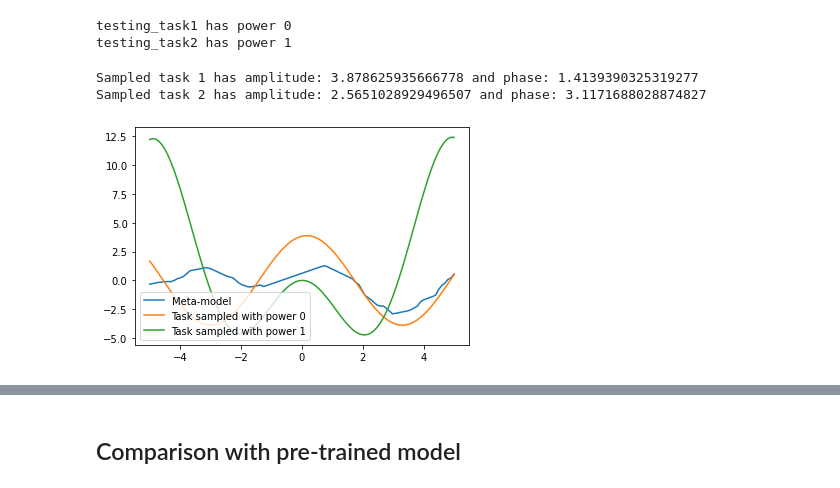
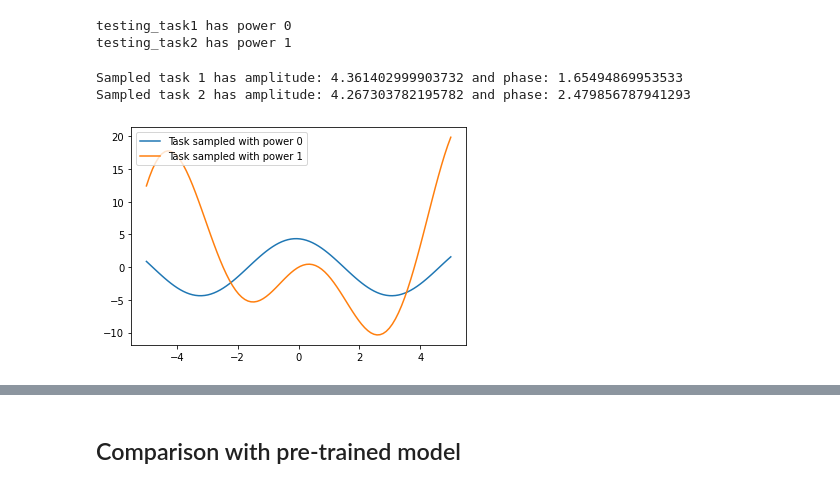
Before and after one commit to josh-strong/MAML, a Jupyter notebook: MAML_PyTorch.ipynb, the cells around one changed output, grey strips where cells are left out. Saved outputs shown, nothing was run; the diff lists cells and outputs as text; code cells hidden in the pictures.

```diff
--- a/MAML_PyTorch.ipynb
+++ b/MAML_PyTorch.ipynb
@@ -262,20 +262,19 @@ testing_task2 has power 1
 # %%
 print("Sampled task 1 has amplitude:",testing_task1.amplitude,"and phase:", testing_task1.phase)
 print("Sampled task 2 has amplitude:",testing_task2.amplitude,"and phase:", testing_task2.phase)
 
 x = torch.linspace(-5,5).cuda()
 output = [saved_model(item.unsqueeze(-1)).cpu().detach().numpy() for item in x]
 
-plt.plot(x.cpu(),output,label="Meta-model")
 plt.plot(x.cpu(),testing_task1.oracle(x.cpu()),label="Task sampled with power 0")
 plt.plot(x.cpu(),testing_task2.oracle(x.cpu()),label="Task sampled with power 1")
 
-plt.legend(loc="lower left")
+plt.legend(loc="upper left")
 plt.show()
 # %% [output]
-Sampled task 1 has amplitude: 3.878625935666778 and phase: 1.4139390325319277
-Sampled task 2 has amplitude: 2.5651028929496507 and phase: 3.1171688028874827
+Sampled task 1 has amplitude: 4.361402999903732 and phase: 1.65494869953533
+Sampled task 2 has amplitude: 4.267303782195782 and phase: 2.479856787941293
-[figure, old version]
+[figure, new version]
 # %%
 ## Fine-tuning task 1
 
```
Also changed, not shown: parts of 5 cells of this notebook.
